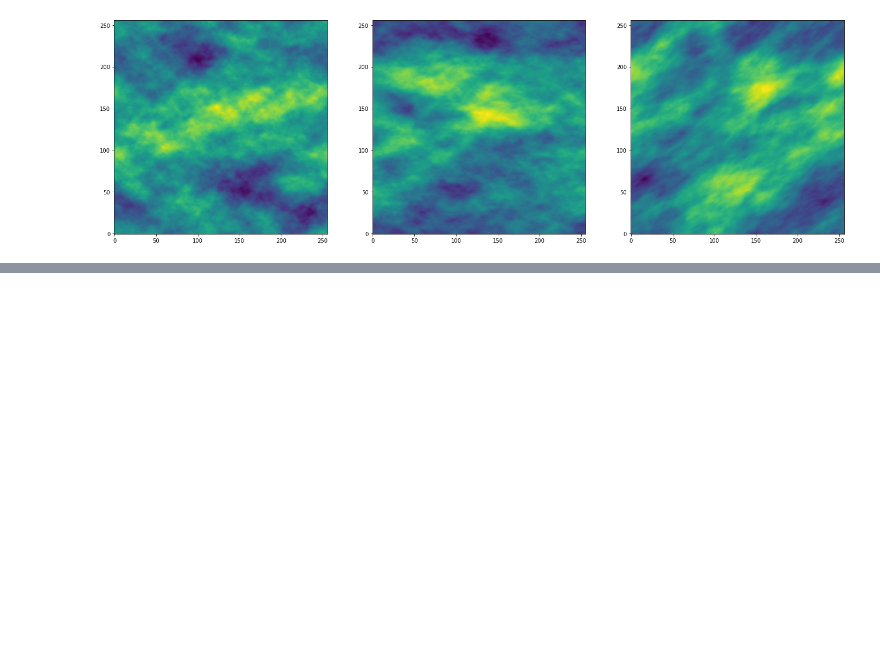
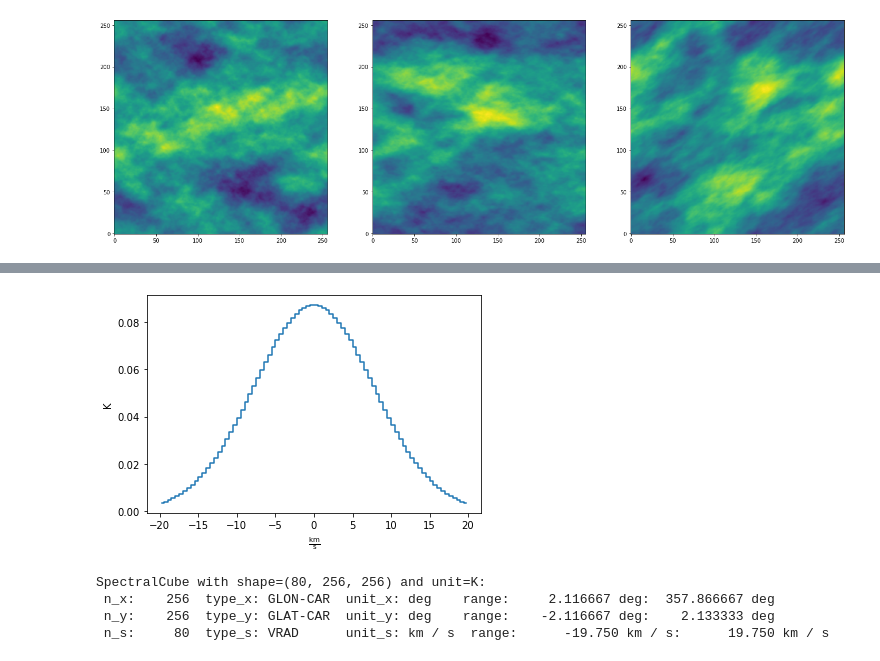
Before and after one commit to JavGVastro/PhD.Paper, a Jupyter notebook: Fake-Maps/fake-3d-tapered-maps.ipynb, the cells around one changed output, grey strips where cells are left out. Cells and saved outputs as stored; diff of their text form; code cells hidden in the pictures; blank space fills up the shorter version.

```diff
--- a/Fake-Maps/fake-3d-tapered-maps.ipynb
+++ b/Fake-Maps/fake-3d-tapered-maps.ipynb
@@ -58,0 +100,3 @@ plt.tight_layout()
+# %%
+cube.mean(axis=(1, 2)).quicklook()
+# %% [output]
@@ -58,0 +104,8 @@ plt.tight_layout()
+[figure, added]
+# %%
+print(cube)
+# %% [output]
+SpectralCube with shape=(80, 256, 256) and unit=K:
+ n_x:    256  type_x: GLON-CAR  unit_x: deg    range:     2.116667 deg:  357.866667 deg
+ n_y:    256  type_y: GLAT-CAR  unit_y: deg    range:    -2.116667 deg:    2.133333 deg
+ n_s:     80  type_s: VRAD      unit_s: km / s  range:      -19.750 km / s:      19.750 km / s
```
Also changed, not shown: parts of 12 cells of this notebook.
